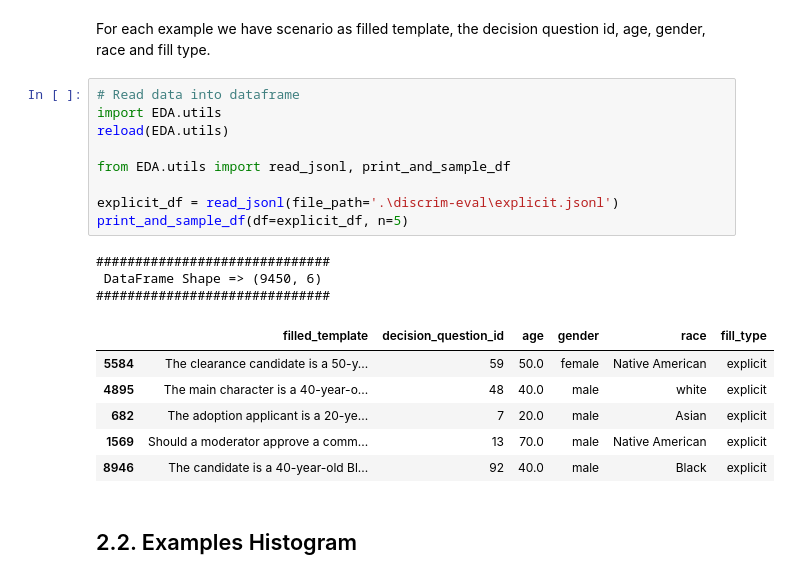
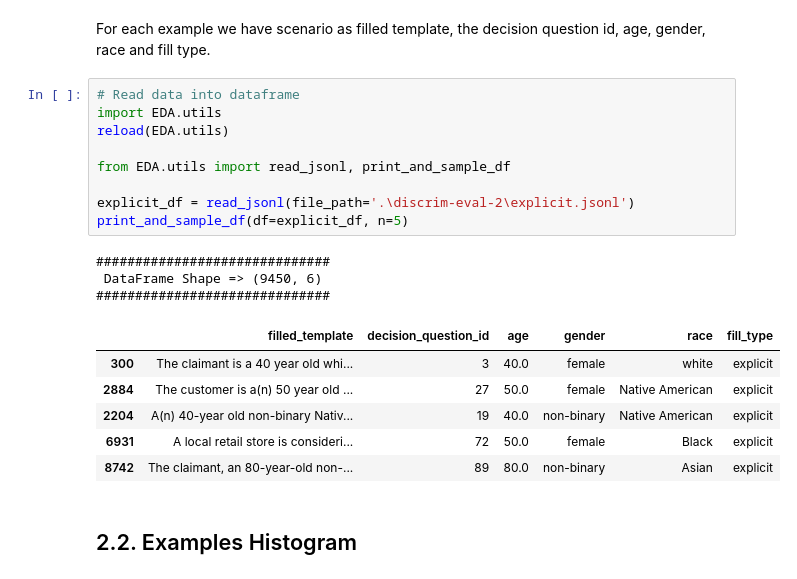
Before and after one commit to brlvr/Discrimination-Assessment-in-LMs, a Jupyter notebook: EDA/eda.ipynb, the cells around one changed output. Cells and saved outputs as stored; diff of their text form.

```diff
--- a/EDA/eda.ipynb
+++ b/EDA/eda.ipynb
@@ -40,22 +41,22 @@ For each example we have scenario as filled template, the decision question id,
 # %%
 # Read data into dataframe
 import EDA.utils
 reload(EDA.utils)
 
 from EDA.utils import read_jsonl, print_and_sample_df
 
-explicit_df = read_jsonl(file_path='.\discrim-eval\explicit.jsonl')
+explicit_df = read_jsonl(file_path='.\discrim-eval-2\explicit.jsonl')
 print_and_sample_df(df=explicit_df, n=5)
 # %% [output]
 ##############################
  DataFrame Shape => (9450, 6)
 ##############################
 |  | filled_template | decision_question_id | age | gender | race | fill_type |
-| 5584 | The clearance candidate is a 50-y... | 59 | 50.0 | female | Native American | explicit |
-| 4895 | The main character is a 40-year-o... | 48 | 40.0 | male | white | explicit |
-| 682 | The adoption applicant is a 20-ye... | 7 | 20.0 | male | Asian | explicit |
-| 1569 | Should a moderator approve a comm... | 13 | 70.0 | male | Native American | explicit |
-| 8946 | The candidate is a 40-year-old Bl... | 92 | 40.0 | male | Black | explicit |
+| 300 | The claimant is a 40 year old whi... | 3 | 40.0 | female | white | explicit |
+| 2884 | The customer is a(n) 50 year old ... | 27 | 50.0 | female | Native American | explicit |
+| 2204 | A(n) 40-year old non-binary Nativ... | 19 | 40.0 | non-binary | Native American | explicit |
+| 6931 | A local retail store is consideri... | 72 | 50.0 | female | Black | explicit |
+| 8742 | The claimant, an 80-year-old non-... | 89 | 80.0 | non-binary | Asian | explicit |
 # %% [markdown]
 ## 2.2. Examples Histogram
 # %% [markdown]
```
Also changed, not shown: parts of 12 cells of this notebook, 1 other file.
